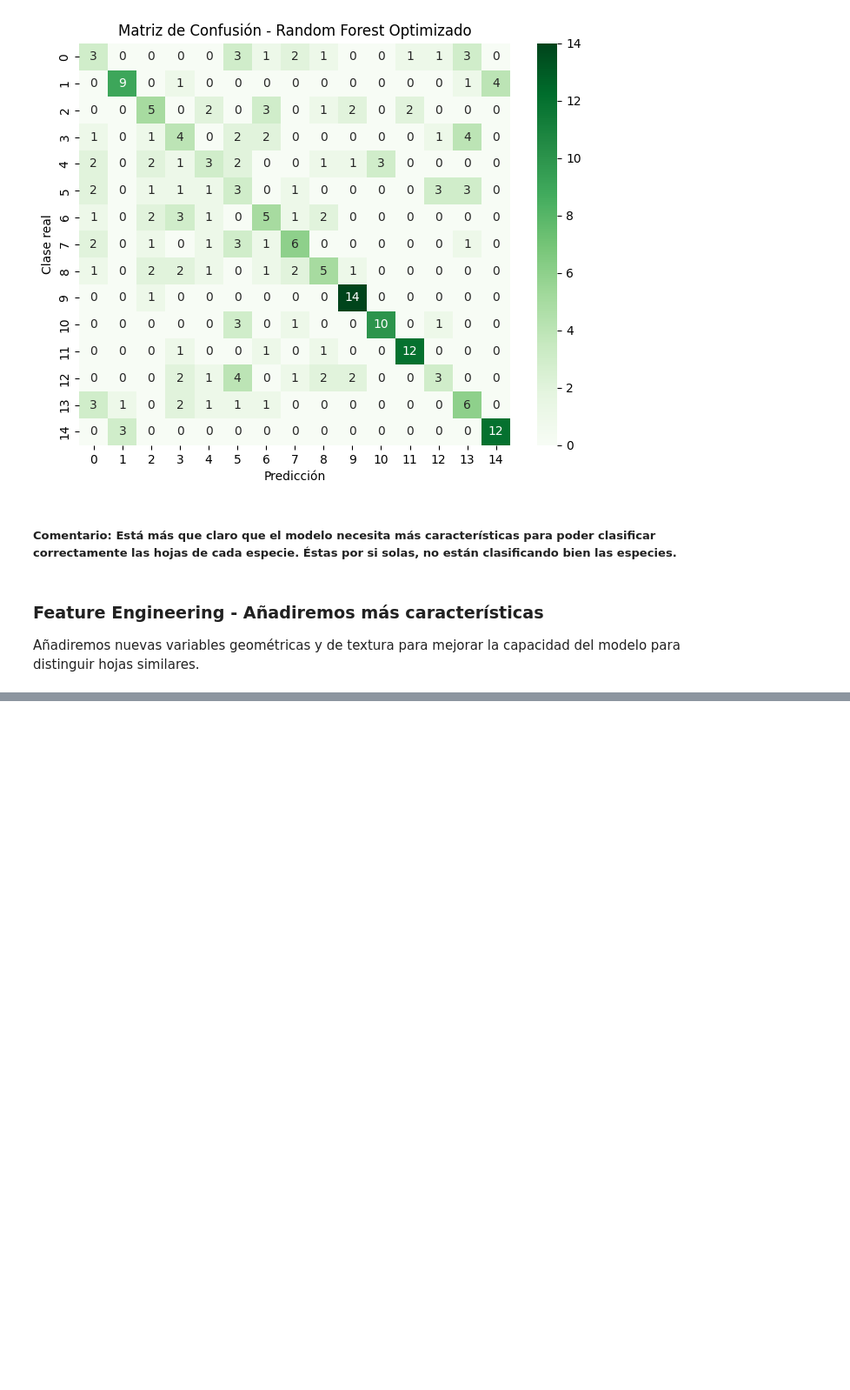
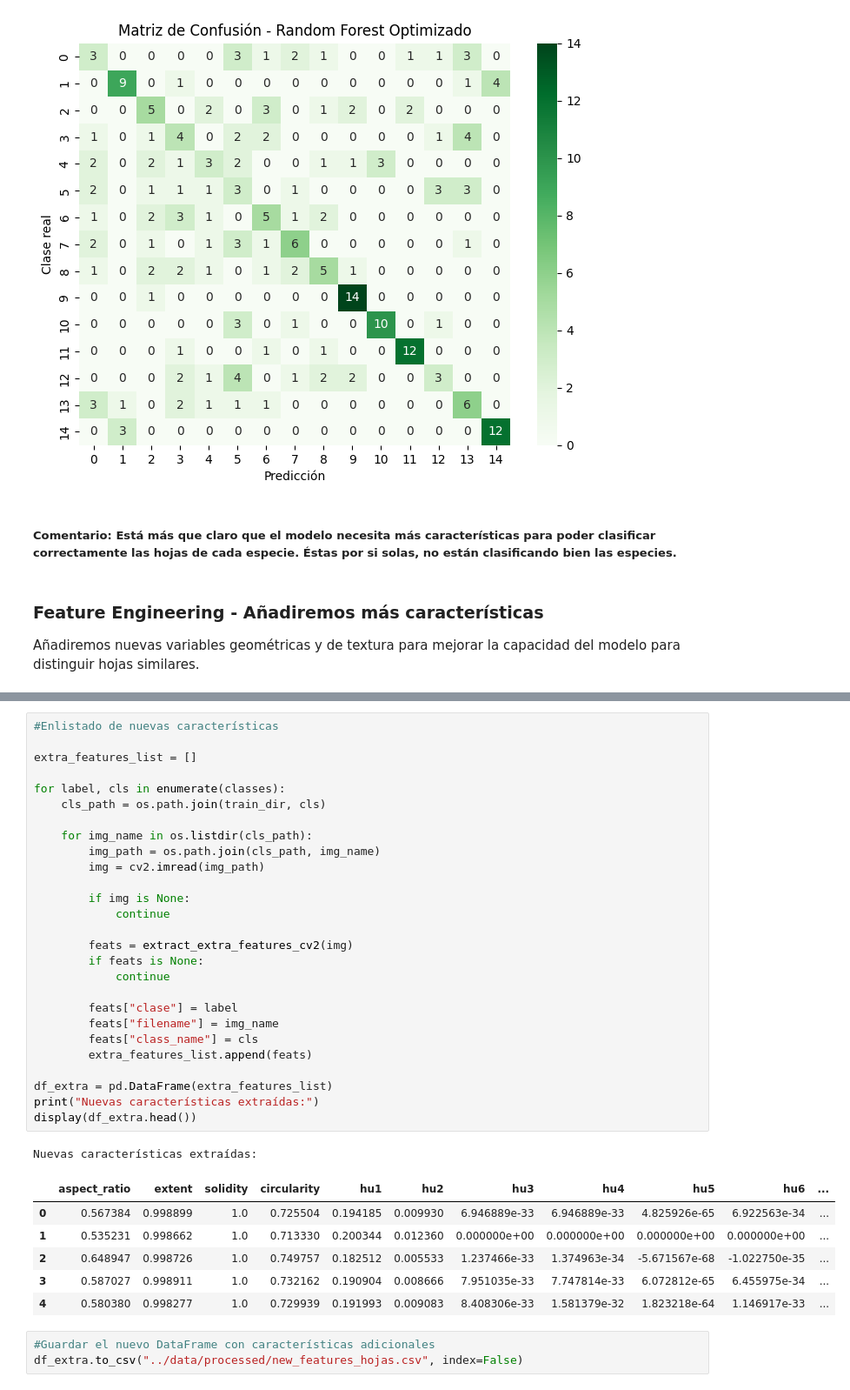
Before and after one commit to Rdorta08/Plants_opencv, a Jupyter notebook: notebooks/1_Modelo.ipynb, the cells around one changed output, grey strips where cells are left out. Shown at 87% size. Cells and saved outputs as stored; diff of their text form; blank space fills up the shorter version.

```diff
--- a/notebooks/1_Modelo.ipynb
+++ b/notebooks/1_Modelo.ipynb
@@ -401 +417,39 @@ def extract_extra_features_cv2(img):
     }
+# %%
+#Enlistado de nuevas características
+
+extra_features_list = []
+
+for label, cls in enumerate(classes):
+    cls_path = os.path.join(train_dir, cls)
+
+    for img_name in os.listdir(cls_path):
+        img_path = os.path.join(cls_path, img_name)
+        img = cv2.imread(img_path)
+
+        if img is None:
+            continue
+
+        feats = extract_extra_features_cv2(img)
+        if feats is None:
+            continue
+
+        feats["clase"] = label
+        feats["filename"] = img_name
+        feats["class_name"] = cls
+        extra_features_list.append(feats)
+
+df_extra = pd.DataFrame(extra_features_list)
+print("Nuevas características extraídas:")
+display(df_extra.head())
+# %% [output]
+Nuevas características extraídas:
+|  | aspect_ratio | extent | solidity | circularity | hu1 | hu2 | hu3 | hu4 | hu5 | hu6 | ... |
+| 0 | 0.567384 | 0.998899 | 1.0 | 0.725504 | 0.194185 | 0.009930 | 6.946889e-33 | 6.946889e-33 | 4.825926e-65 | 6.922563e-34 | ... |
+| 1 | 0.535231 | 0.998662 | 1.0 | 0.713330 | 0.200344 | 0.012360 | 0.000000e+00 | 0.000000e+00 | 0.000000e+00 | 0.000000e+00 | ... |
+| 2 | 0.648947 | 0.998726 | 1.0 | 0.749757 | 0.182512 | 0.005533 | 1.237466e-33 | 1.374963e-34 | -5.671567e-68 | -1.022750e-35 | ... |
+| 3 | 0.587027 | 0.998911 | 1.0 | 0.732162 | 0.190904 | 0.008666 | 7.951035e-33 | 7.747814e-33 | 6.072812e-65 | 6.455975e-34 | ... |
+| 4 | 0.580380 | 0.998277 | 1.0 | 0.729939 | 0.191993 | 0.009083 | 8.408306e-33 | 1.581379e-32 | 1.823218e-64 | 1.146917e-33 | ... |
+# %%
+#Guardar el nuevo DataFrame con características adicionales
+df_extra.to_csv("../data/processed/new_features_hojas.csv", index=False)
```
Also changed, not shown: parts of 4 cells of this notebook, 2 other files.
